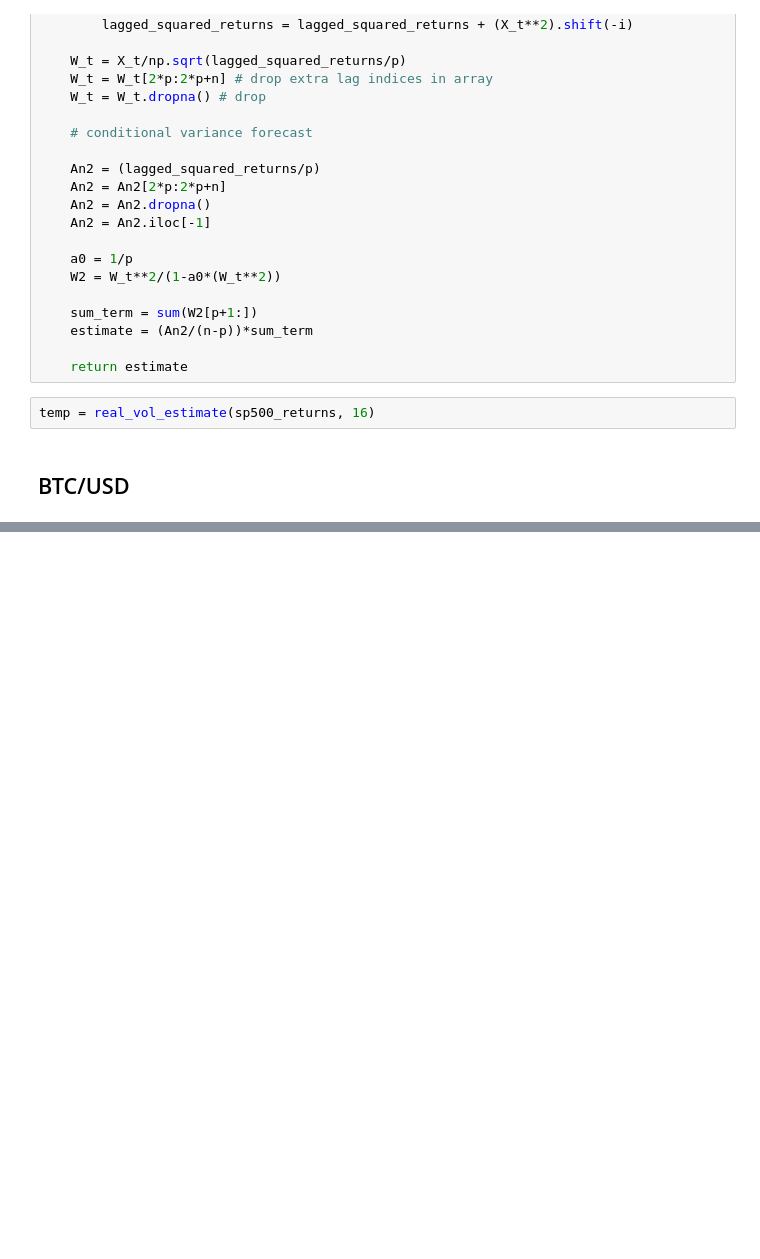
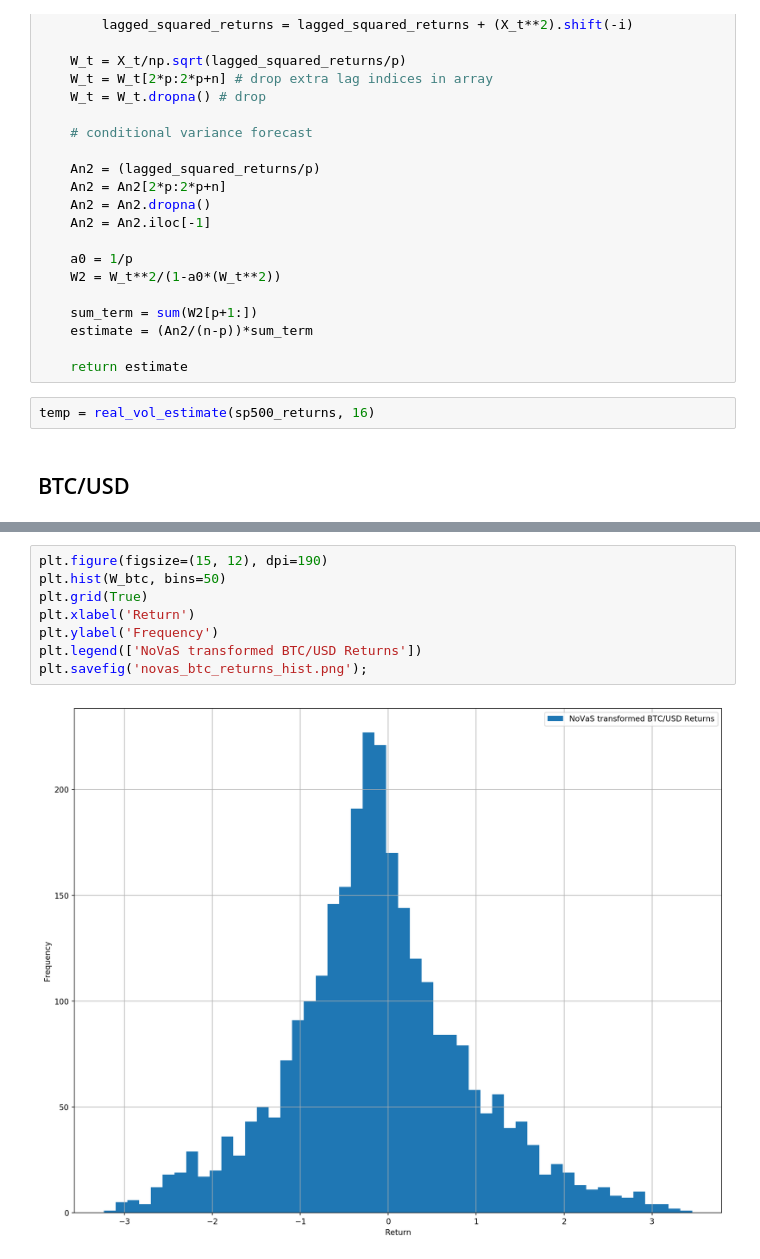
Before and after one commit to ngurnani/VolatilityPrediction, a Jupyter notebook: src/NoVaS.ipynb, the cells around one changed output, grey strips where cells are left out. Drawn from its saved outputs; the diff is of its cells as text; blank space fills up the shorter version.

```diff
--- a/src/NoVaS.ipynb
+++ b/src/NoVaS.ipynb
@@ -307,0 +341,10 @@ temp = real_vol_estimate(sp500_returns, 16)
+# %%
+plt.figure(figsize=(15, 12), dpi=190)
+plt.hist(W_btc, bins=50)
+plt.grid(True)
+plt.xlabel('Return')
+plt.ylabel('Frequency')
+plt.legend(['NoVaS transformed BTC/USD Returns'])
+plt.savefig('novas_btc_returns_hist.png');
+# %% [output]
+[figure, added]
```
Also changed, not shown: parts of 4 cells of this notebook, 10 other files.
